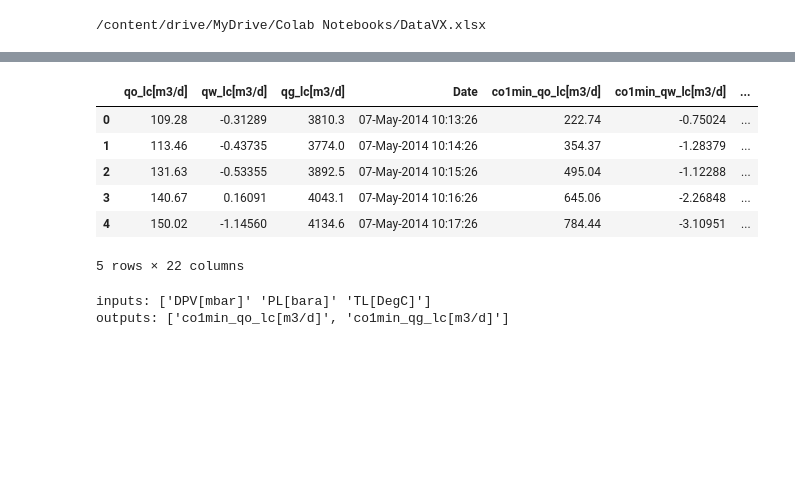
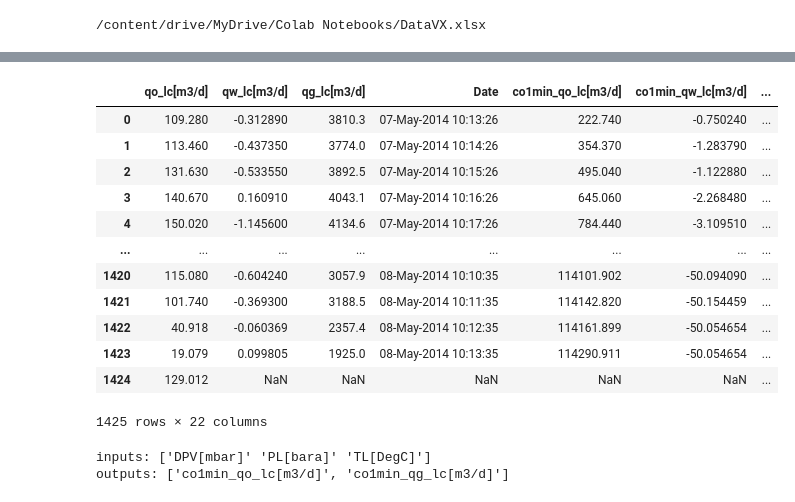
Before and after one commit to myPar/NSU_Practice, a Jupyter notebook: baseline/RNNbaseline.ipynb, the cells around one changed output, grey strips where cells are left out. Drawn from its saved outputs; the diff is of its cells as text; code cells hidden in the pictures; blank space fills up the shorter version.

```diff
--- a/baseline/RNNbaseline.ipynb
+++ b/baseline/RNNbaseline.ipynb
@@ -623,14 +630,20 @@ df1.head()
 # %%
 df2 = pd.read_excel(file_path, sheet_name=1)
-df2.head()
+df2
 # %% [output]
 |  | qo_lc[m3/d] | qw_lc[m3/d] | qg_lc[m3/d] | Date | co1min_qo_lc[m3/d] | co1min_qw_lc[m3/d] | ... |
-| 0 | 109.28 | -0.31289 | 3810.3 | 07-May-2014 10:13:26 | 222.74 | -0.75024 | ... |
-| 1 | 113.46 | -0.43735 | 3774.0 | 07-May-2014 10:14:26 | 354.37 | -1.28379 | ... |
-| 2 | 131.63 | -0.53355 | 3892.5 | 07-May-2014 10:15:26 | 495.04 | -1.12288 | ... |
-| 3 | 140.67 | 0.16091 | 4043.1 | 07-May-2014 10:16:26 | 645.06 | -2.26848 | ... |
-| 4 | 150.02 | -1.14560 | 4134.6 | 07-May-2014 10:17:26 | 784.44 | -3.10951 | ... |
+| 0 | 109.280 | -0.312890 | 3810.3 | 07-May-2014 10:13:26 | 222.740 | -0.750240 | ... |
+| 1 | 113.460 | -0.437350 | 3774.0 | 07-May-2014 10:14:26 | 354.370 | -1.283790 | ... |
+| 2 | 131.630 | -0.533550 | 3892.5 | 07-May-2014 10:15:26 | 495.040 | -1.122880 | ... |
+| 3 | 140.670 | 0.160910 | 4043.1 | 07-May-2014 10:16:26 | 645.060 | -2.268480 | ... |
+| 4 | 150.020 | -1.145600 | 4134.6 | 07-May-2014 10:17:26 | 784.440 | -3.109510 | ... |
+| ... | ... | ... | ... | ... | ... | ... | ... |
+| 1420 | 115.080 | -0.604240 | 3057.9 | 08-May-2014 10:10:35 | 114101.902 | -50.094090 | ... |
+| 1421 | 101.740 | -0.369300 | 3188.5 | 08-May-2014 10:11:35 | 114142.820 | -50.154459 | ... |
+| 1422 | 40.918 | -0.060369 | 2357.4 | 08-May-2014 10:12:35 | 114161.899 | -50.054654 | ... |
+| 1423 | 19.079 | 0.099805 | 1925.0 | 08-May-2014 10:13:35 | 114290.911 | -50.054654 | ... |
+| 1424 | 129.012 | NaN | NaN | NaN | NaN | NaN | ... |
-5 rows × 22 columns
+1425 rows × 22 columns
 # %%
 selected_rows = ['co1min_qo_lc[m3/d]', 'co1min_qg_lc[m3/d]', 'DPV[mbar]', 'PL[bara]', 'TL[DegC]']
 outputs = ['co1min_qo_lc[m3/d]', 'co1min_qg_lc[m3/d]']
```
Also changed, not shown: parts of 18 cells of this notebook.
